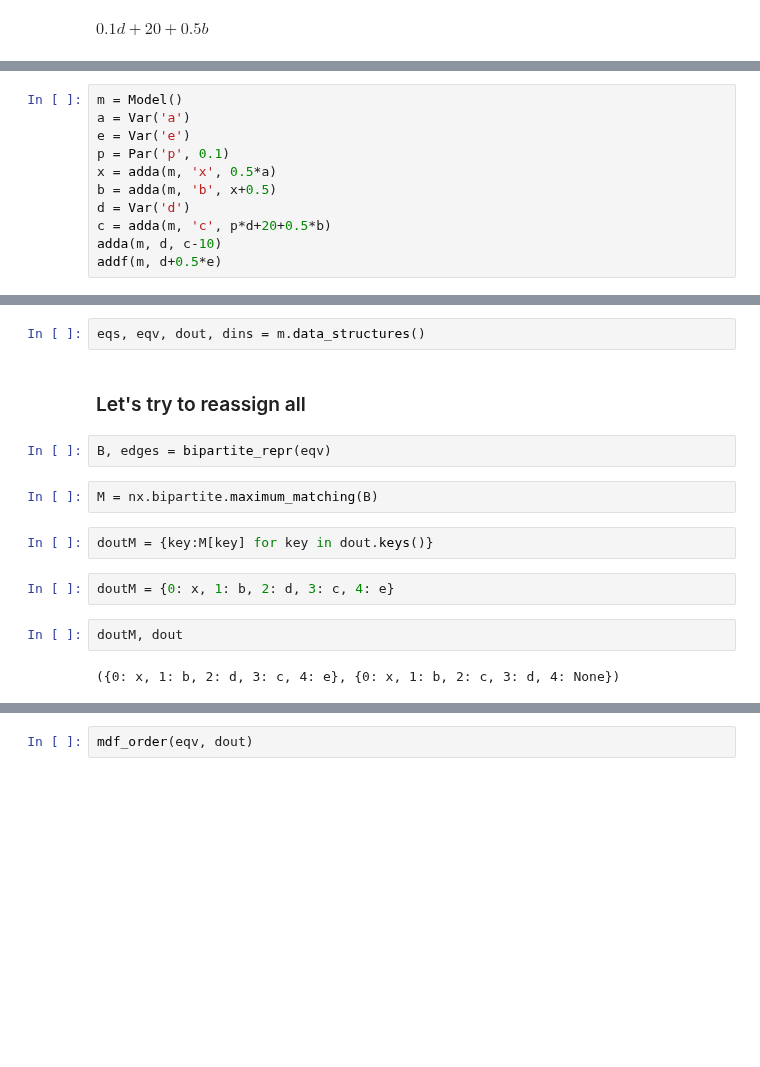
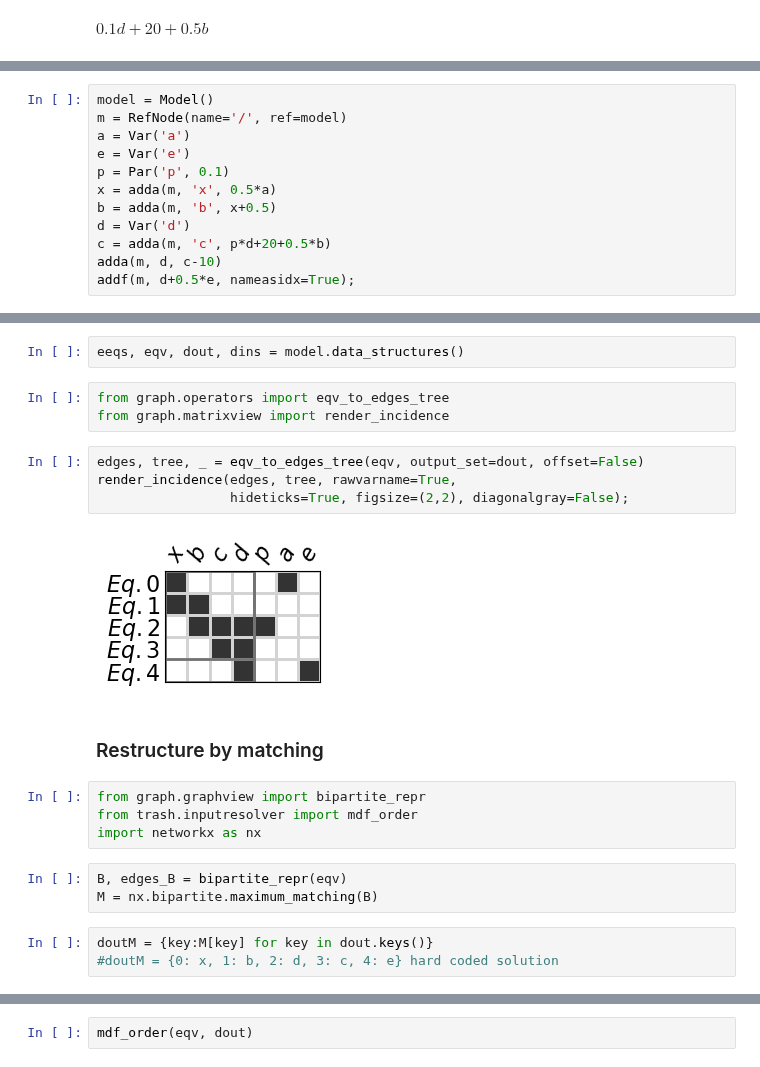
Before and after one commit to norheim/minimdo, a Jupyter notebook: minimdo/trash/ds_notation.ipynb, the cells around one changed output, grey strips where cells are left out. Saved outputs shown, nothing was run; the diff lists cells and outputs as text; blank space fills up the shorter version.

```diff
--- a/minimdo/trash/ds_notation.ipynb
+++ b/minimdo/trash/ds_notation.ipynb
@@ -29,5 +17,6 @@ import sympy as sp
 # %%
-m = Model()
+model = Model()
+m = RefNode(name='/', ref=model)
 a = Var('a')
 e = Var('e')
 p = Par('p', 0.1)
@@ -36,4 +25,4 @@ b = adda(m, 'b', x+0.5)
 d = Var('d')
 c = adda(m, 'c', p*d+20+0.5*b)
 adda(m, d, c-10)
-addf(m, d+0.5*e)
+addf(m, d+0.5*e, nameasidx=True);
@@ -43,16 +29,23 @@ addf(m, d+0.5*e)
-# %%
-eqs, eqv, dout, dins = m.data_structures()
-# %% [markdown]
-### Let's try to reassign all
+# %%
+eeqs, eqv, dout, dins = model.data_structures()
+# %%
+from graph.operators import eqv_to_edges_tree
+from graph.matrixview import render_incidence
+# %%
+edges, tree, _ = eqv_to_edges_tree(eqv, output_set=dout, offset=False)
+render_incidence(edges, tree, rawvarname=True,
+                 hideticks=True, figsize=(2,2), diagonalgray=False);
+# %% [output]
+[figure, added]
+# %% [markdown]
+### Restructure by matching
+# %%
+from graph.graphview import bipartite_repr
+from trash.inputresolver import mdf_order
+import networkx as nx
 # %%
-B, edges = bipartite_repr(eqv)
+B, edges_B = bipartite_repr(eqv)
+M = nx.bipartite.maximum_matching(B)
-# %%
-M = nx.bipartite.maximum_matching(B)
 # %%
 doutM = {key:M[key] for key in dout.keys()}
+#doutM = {0: x, 1: b, 2: d, 3: c, 4: e} hard coded solution
-# %%
-doutM = {0: x, 1: b, 2: d, 3: c, 4: e}
-# %%
-doutM, dout
-# %% [output]
-({0: x, 1: b, 2: d, 3: c, 4: e}, {0: x, 1: b, 2: c, 3: d, 4: None})
```
Also changed, not shown: parts of 39 cells of this notebook, 4 other files.
